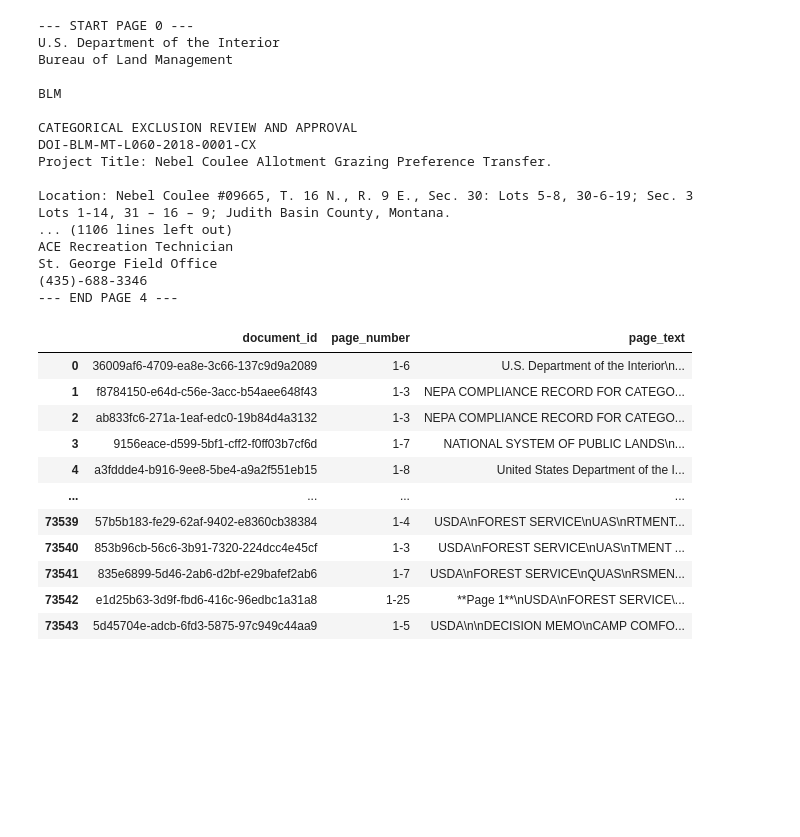
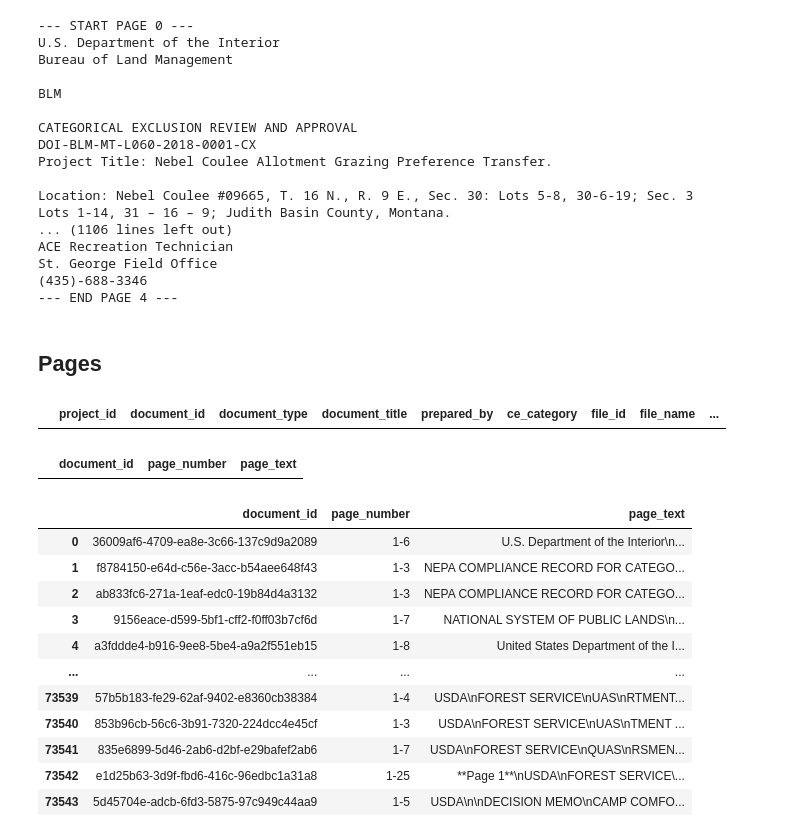
Before and after one commit to kaseyzapatka/nepa, a Jupyter notebook: code/ce_analysis.ipynb, the cells around one changed output. Saved outputs shown, nothing was run; the diff lists cells and outputs as text; code cells hidden in the pictures; blank space fills up the shorter version.

```diff
--- a/code/ce_analysis.ipynb
+++ b/code/ce_analysis.ipynb
@@ -156,6 +138,30 @@ ACE Recreation Technician
 St. George Field Office
 (435)-688-3346
 --- END PAGE 4 ---
+# %% [markdown]
+## Pages
+# %%
+
+target_id = '75f86c2f-e651-6f0f-78b4-0816aecb0d3a' # Wyarno Grazing Lease
+
+documents_filtered = documents.loc[
+    documents["project_id"] == target_id
+]
+
+documents_filtered
+# %% [output]
+|  | project_id | document_id | document_type | document_title | prepared_by | ce_category | file_id | file_name | ... |
+# %%
+
+target_id = "75f86c2f-e651-6f0f-78b4-0816aecb0d3a" # coldfoot DR
+
+pages_filtered = pages.loc[
+    pages["document_id"] == target_id
+]
+
+pages_filtered
+# %% [output]
+|  | document_id | page_number | page_text |
 # %%
 pages
 # %% [output]
```
Also changed, not shown: parts of 1 cell of this notebook.
